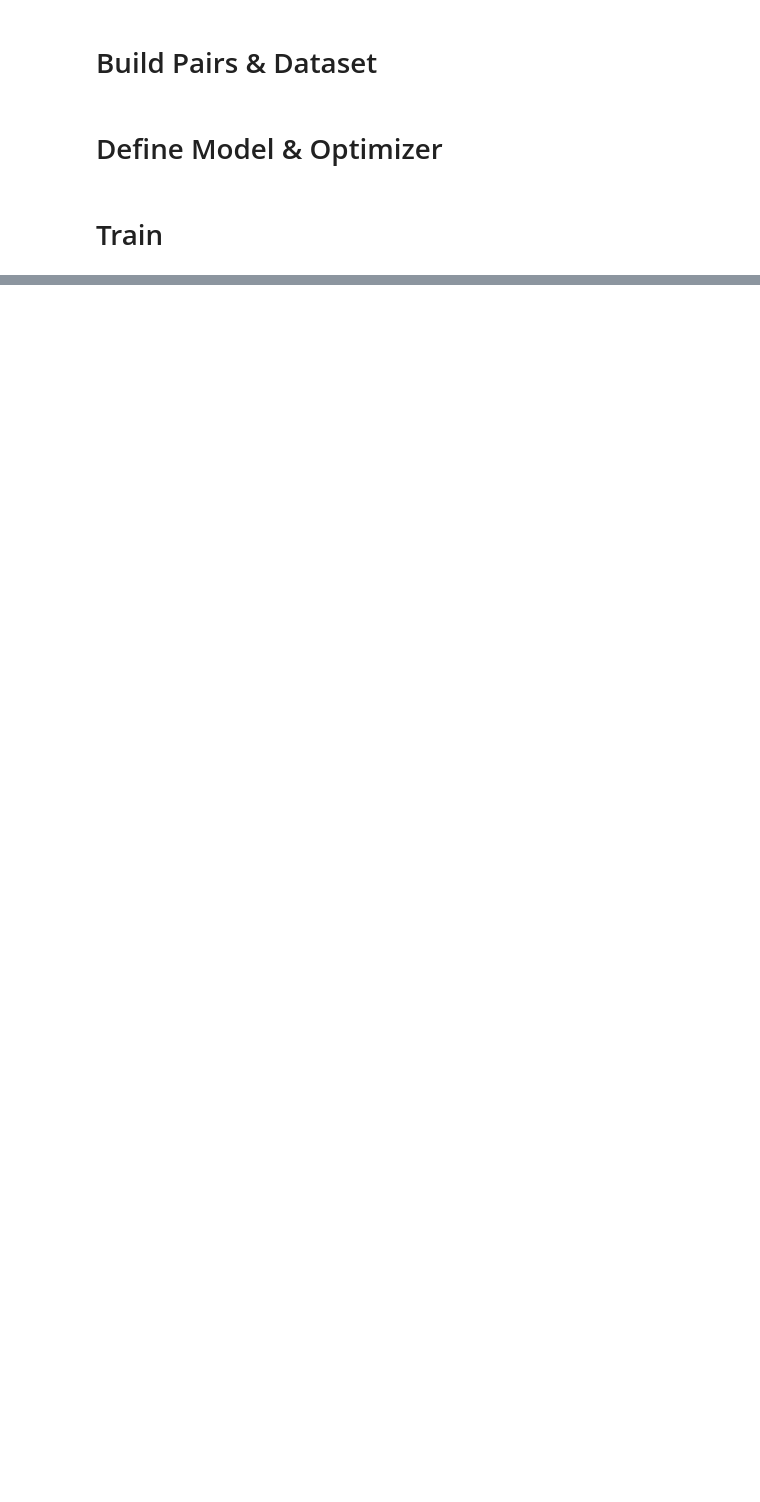
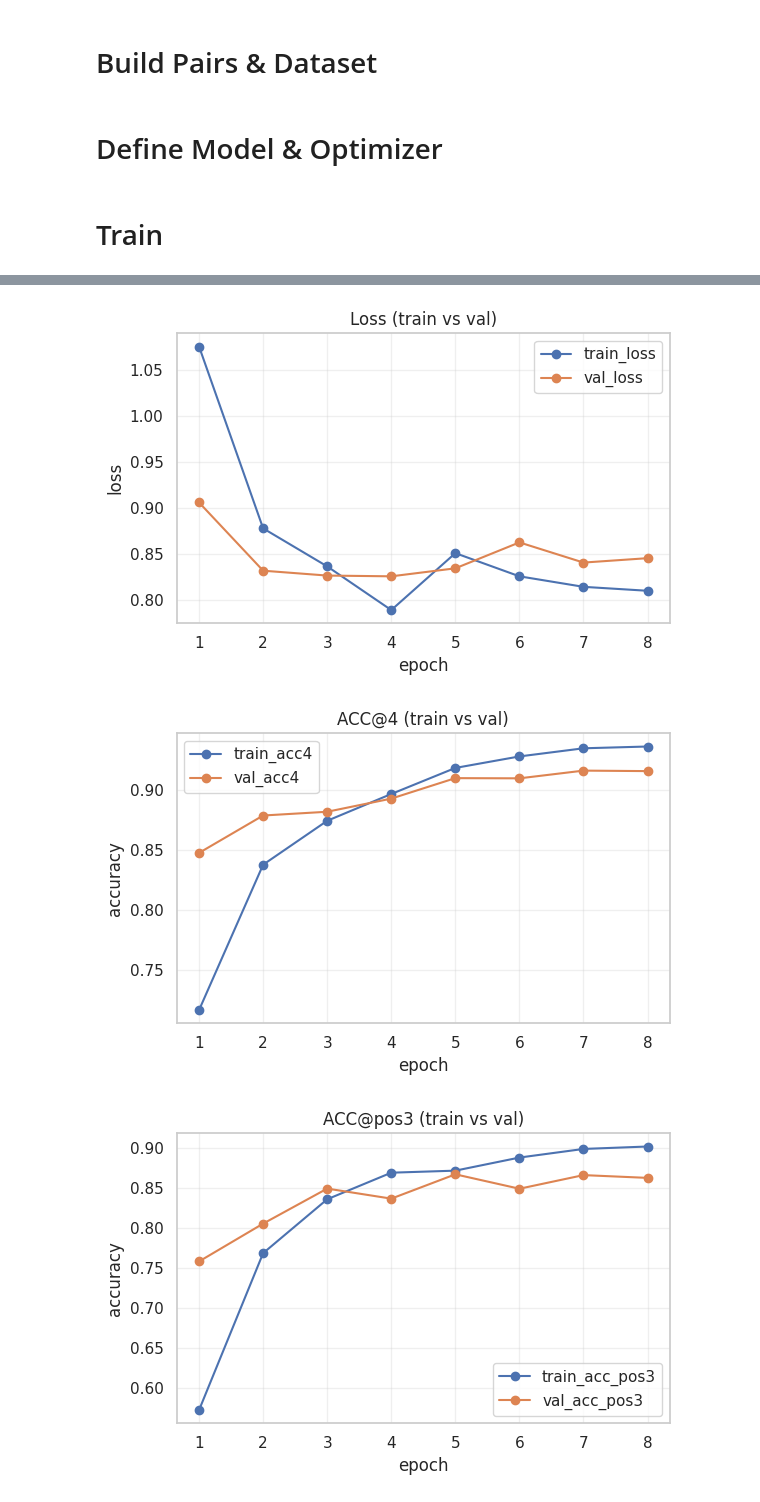
Before and after one commit to phamtu2x5/Student_feedback_Sentiment, a Jupyter notebook: Main_FeedBack_Analysis.ipynb, the cells around one changed output, grey strips where cells are left out. Cells and saved outputs as stored; diff of their text form; code cells hidden in the pictures; blank space fills up the shorter version.

```diff
--- a/Main_FeedBack_Analysis.ipynb
+++ b/Main_FeedBack_Analysis.ipynb
@@ -695,0 +836,64 @@ New Data Upload               : |          |  0.00B /  0.00B
+# %%
+# === Plot training/validation metrics across epochs ===
+# Expects a dict `history` with keys like:
+# 'train_loss', 'val_loss', 'train_acc4', 'val_acc4', 'train_acc_pos3', 'val_acc_pos3', 'train_macro_f1_pos3', 'val_macro_f1_pos3', ...
+
+# Build DataFrame from history
+if 'history' not in globals():
+    raise RuntimeError("Không tìm thấy biến 'history'. Hãy chạy lại ô train để ghi history theo epoch.")
+
+hist_df = pd.DataFrame(history)
+# Epoch index starting at 1 for nicer x-axis
+hist_df.index = np.arange(1, len(hist_df) + 1)
+
+# Helper to plot pairs (train/val) if available
+def plot_pair(df, k_train, k_val, title, ylabel):
+    has_train = k_train in df.columns
+    has_val   = k_val in df.columns
+    if not (has_train or has_val):
+        return False
+    plt.figure(figsize=(6,4))
+    if has_train:
+        plt.plot(df.index, df[k_train], label=k_train, marker='o')
+    if has_val:
+        plt.plot(df.index, df[k_val], label=k_val, marker='o')
+    plt.title(title)
+    plt.xlabel('epoch')
+    plt.ylabel(ylabel)
+    plt.grid(True, alpha=0.3)
+    plt.legend()
+    plt.tight_layout()
+    plt.show()
+    return True
+
+# Helper to plot any available single/multi keys together (val-only metrics etc.)
+def plot_keys(df, keys, title, ylabel):
+    keys = [k for k in keys if k in df.columns]
+    if not keys:
+        return False
+    plt.figure(figsize=(6,4))
+    for k in keys:
+        plt.plot(df.index, df[k], label=k, marker='o')
+    plt.title(title)
+    plt.xlabel('epoch')
+    plt.ylabel(ylabel)
+    plt.grid(True, alpha=0.3)
+    plt.legend()
+    plt.tight_layout()
+    plt.show()
+    return True
+
+# Core metrics
+_ = plot_pair(hist_df, 'train_loss', 'val_loss', 'Loss (train vs val)', 'loss')
+_ = plot_pair(hist_df, 'train_acc4', 'val_acc4', 'ACC@4 (train vs val)', 'accuracy')
+_ = plot_pair(hist_df, 'train_acc_pos3', 'val_acc_pos3', 'ACC@pos3 (train vs val)', 'accuracy')
+_ = plot_pair(hist_df, 'train_macro_f1_pos3', 'val_macro_f1_pos3', 'Macro-F1@pos3 (train vs val)', 'macro-f1')
+
+# Optional: any additional metrics that exist in history (val-only none metrics, etc.)
+_ = plot_keys(hist_df, ['val_none_prec','val_none_rec','val_none_f1'], 'NONE class metrics (validation)', 'score')
+_ = plot_keys(hist_df, ['val_micro_f1_pos3','val_macro_f1_pos3'], 'Validation F1 (pos3)', 'f1')
+_ = plot_keys(hist_df, ['lr'], 'Learning rate', 'lr')
+# %% [output]
+[figure, added]
+[figure, added]
+[figure, added]
```
Also changed, not shown: parts of 10 cells of this notebook, 4 other files.
